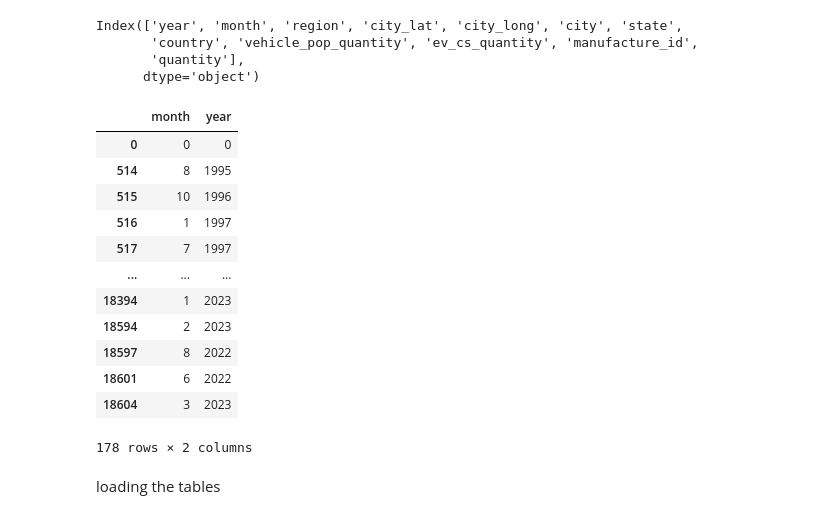
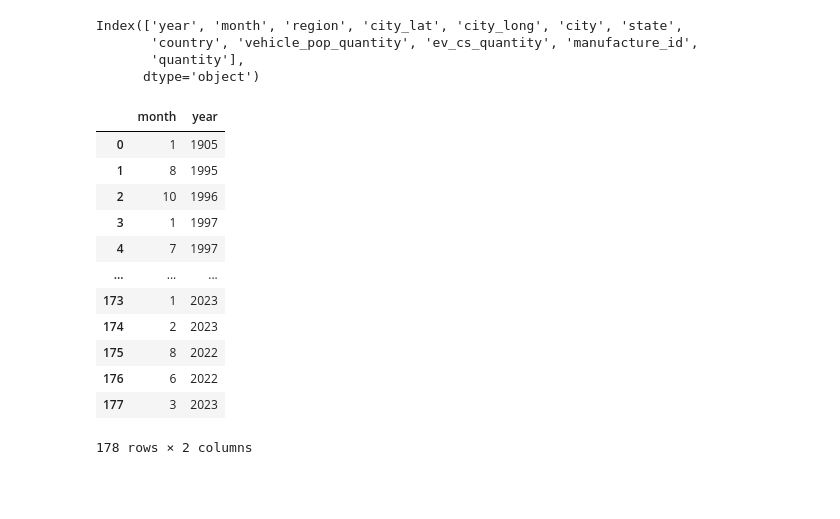
Before and after one commit to hicranA/partsUnlimitedDW, a Jupyter notebook: cumulative_etl.ipynb, the cells around one changed output. Saved outputs shown, nothing was run; the diff lists cells and outputs as text; code cells hidden in the pictures; blank space fills up the shorter version.

```diff
--- a/cumulative_etl.ipynb
+++ b/cumulative_etl.ipynb
@@ -85,22 +141,28 @@ Index(['year', 'month', 'region', 'city_lat', 'city_long', 'city', 'state',
        'country', 'vehicle_pop_quantity', 'ev_cs_quantity', 'manufacture_id',
        'quantity'],
       dtype='object')
+# %%
+# # fill missing values with a default year value of 2020
+# default_year = 1979
+# df = cumulative_df.fillna({'year': default_year})
+# replace 0 month values with 1 and year values with 1905
+cumulative_df.loc[cumulative_df['month'] == 0, 'month'] = 1
+cumulative_df.loc[cumulative_df['year'] == 0, 'year'] = 1905
 # %%
 month_dim = cumulative_df[['month','year']].drop_duplicates(keep='first')
+month_dim = month_dim.reset_index(drop=True)
 month_dim
 # %% [output]
 |  | month | year |
-| 0 | 0 | 0 |
-| 514 | 8 | 1995 |
-| 515 | 10 | 1996 |
-| 516 | 1 | 1997 |
-| 517 | 7 | 1997 |
+| 0 | 1 | 1905 |
+| 1 | 8 | 1995 |
+| 2 | 10 | 1996 |
+| 3 | 1 | 1997 |
+| 4 | 7 | 1997 |
 | ... | ... | ... |
-| 18394 | 1 | 2023 |
-| 18594 | 2 | 2023 |
-| 18597 | 8 | 2022 |
-| 18601 | 6 | 2022 |
-| 18604 | 3 | 2023 |
+| 173 | 1 | 2023 |
+| 174 | 2 | 2023 |
+| 175 | 8 | 2022 |
+| 176 | 6 | 2022 |
+| 177 | 3 | 2023 |
 178 rows × 2 columns
-# %% [markdown]
-loading the tables
```
Also changed, not shown: parts of 17 cells of this notebook, 1 other file.
